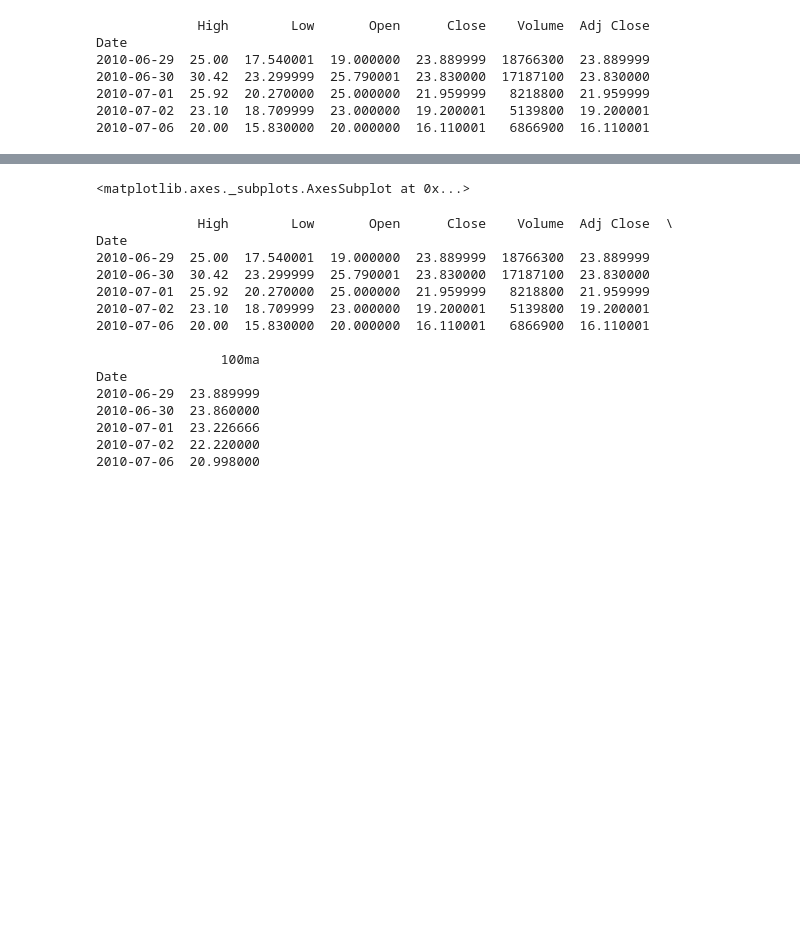
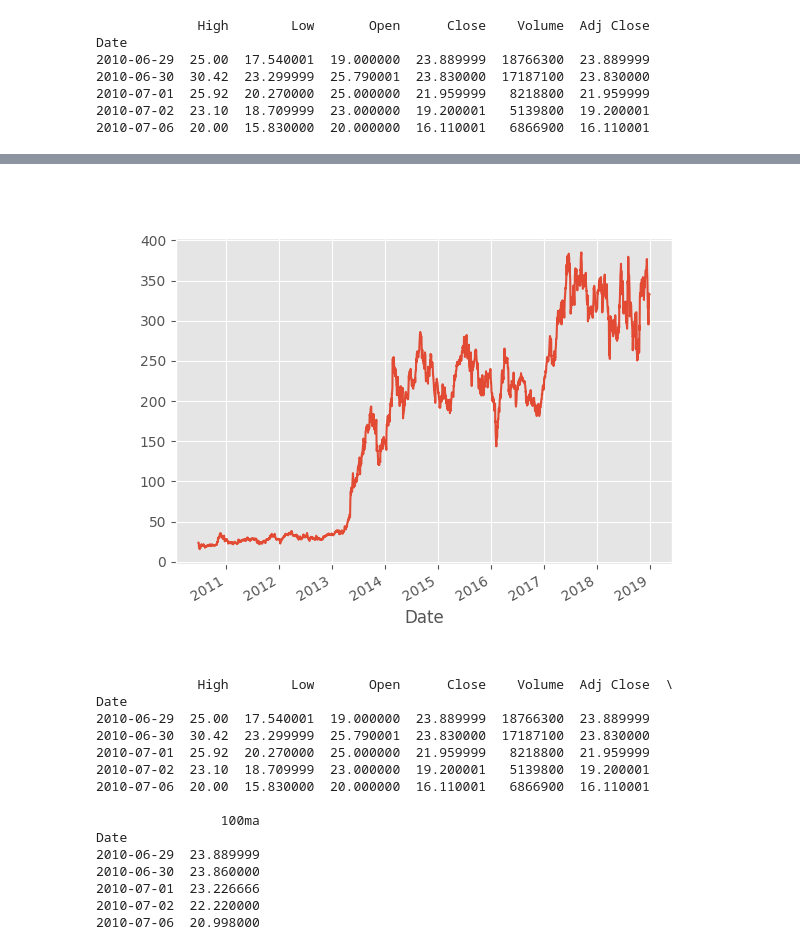
Before and after one commit to giorgiobella/TradingAlgoritmico, a Jupyter notebook: TechLab - Trading Algoritmico Pt-1.ipynb, the cells around one changed output, grey strips where cells are left out. Saved outputs shown, nothing was run; the diff lists cells and outputs as text; code cells hidden in the pictures; blank space fills up the shorter version.

```diff
--- a/TechLab - Trading Algoritmico Pt-1.ipynb
+++ b/TechLab - Trading Algoritmico Pt-1.ipynb
@@ -45,3 +44,3 @@ df.plot()
 # %%
-df['Adj Close'].plot()
+plt.figure(); df['Adj Close'].plot();
 # %% [output]
@@ -50,4 +47,4 @@ df['Adj Close'].plot()
-<matplotlib.axes._subplots.AxesSubplot at 0x...>
+[figure, added]
 # %%
 df['100ma'] = df['Adj Close'].rolling(window=100, min_periods=0).mean()
 print(df.head())
```
Also changed, not shown: parts of 4 cells of this notebook.
